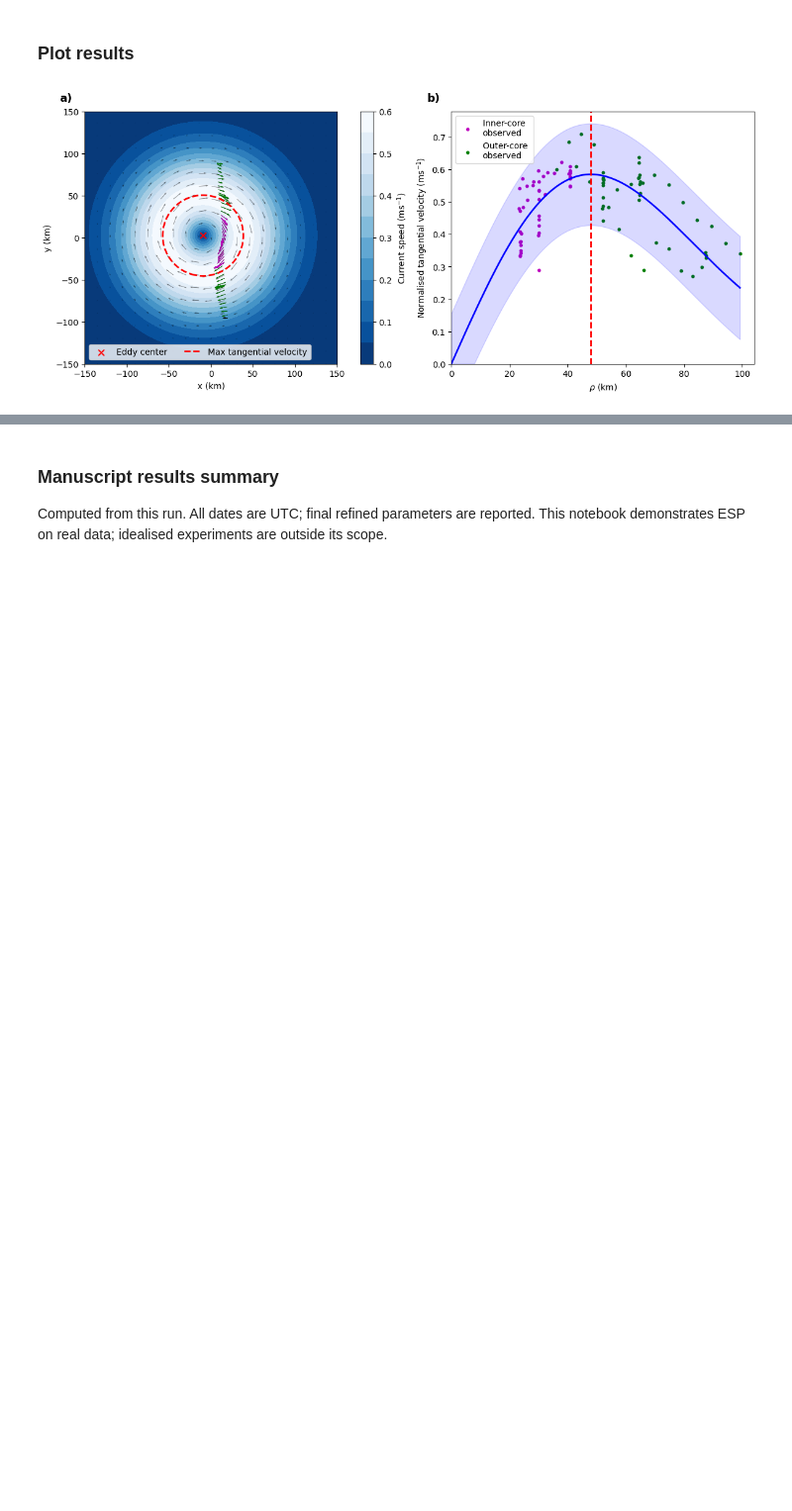
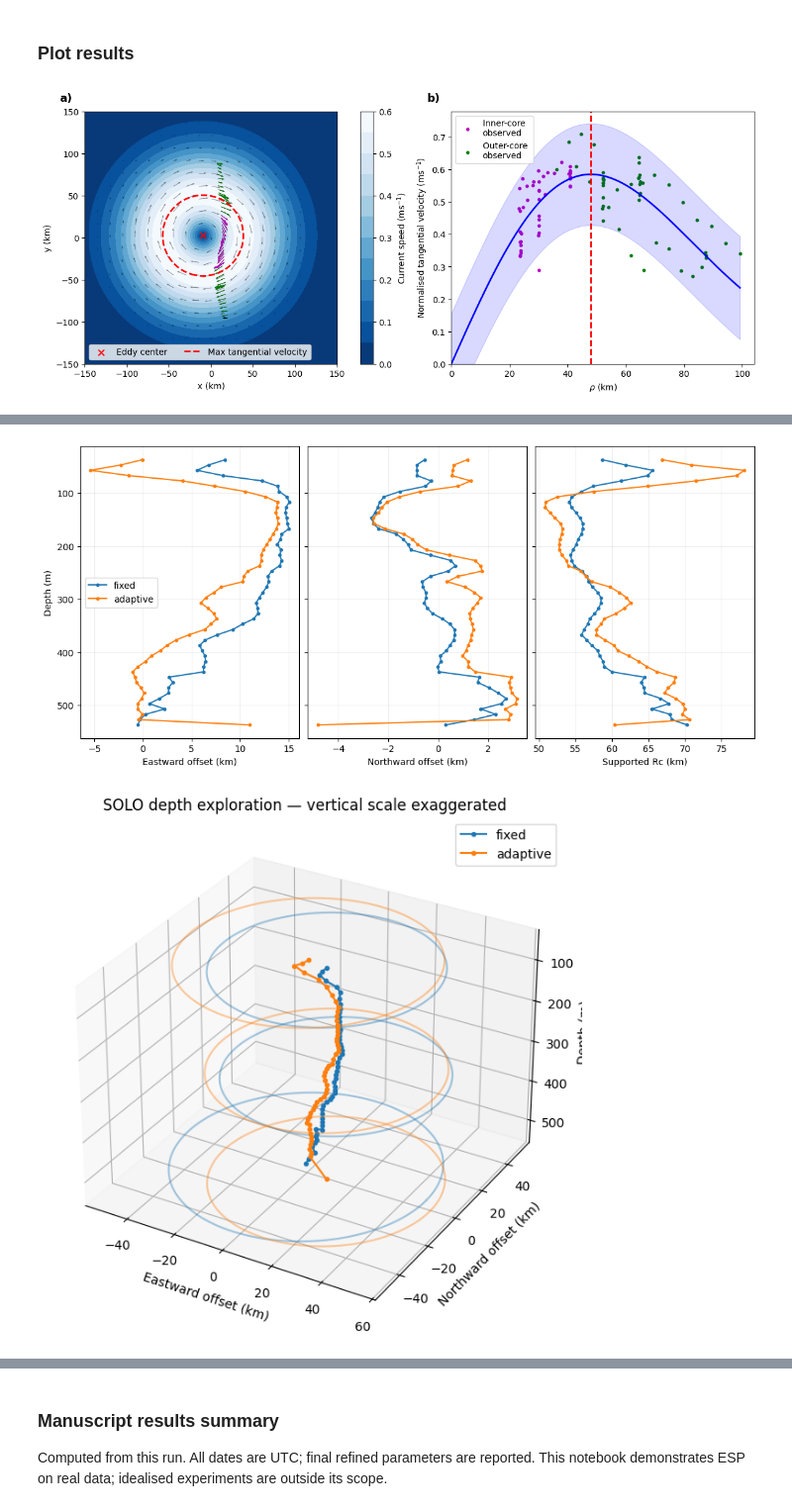
Before and after one commit to regdowse/elliptical_streamfunction_parametrisation, a Jupyter notebook: applications/SOLO_transect_data.ipynb, the cells around one changed output, grey strips where cells are left out. Shown at 99% size. Saved outputs shown, nothing was run; the diff lists cells and outputs as text; code cells hidden in the pictures; blank space fills up the shorter version.

Commit message:
3D — exploratory depth tracking added, inclduign 2 versions: 1.  with fixed thresholds and 2. with Rc dependent

```diff
--- a/applications/SOLO_transect_data.ipynb
+++ b/applications/SOLO_transect_data.ipynb
@@ -291,0 +449,39 @@ df_res
+# %%
+# Profile and 3D diagnostics; two horizontal-map grids follow.
+depth_fig_profiles, depth_axes = plt.subplots(1, 3, figsize=(11, 5), sharey=True, constrained_layout=True)
+for _depth_mode, _depth_color in [('fixed', 'tab:blue'), ('adaptive', 'tab:orange')]:
+    _depth_group = depth_results[depth_results['mode'] == _depth_mode]
+    for _depth_ax, _depth_column in zip(depth_axes, ['east_offset_km', 'north_offset_km', 'Rc_m']):
+        _depth_values = _depth_group[_depth_column]/(1000 if _depth_column == 'Rc_m' else 1)
+        _depth_ax.plot(_depth_values, _depth_group.depth_m, '.-', label=_depth_mode, color=_depth_color)
+for _depth_ax, _depth_label in zip(depth_axes, ['Eastward offset (km)', 'Northward offset (km)', 'Supported Rc (km)']):
+    _depth_ax.set_xlabel(_depth_label)
+    _depth_ax.grid(alpha=.2)
+depth_axes[0].set_ylabel('Depth (m)')
+depth_axes[0].invert_yaxis()
+depth_axes[0].legend()
+depth_fig_profiles.savefig(depth_directory / 'depth_profiles.png', dpi=200)
+
+depth_fig_3d = plt.figure(figsize=(8, 6), constrained_layout=True)
+depth_ax_3d = depth_fig_3d.add_subplot(111, projection='3d')
+_depth_theta = np.linspace(0, 2*np.pi, 150)
+for _depth_mode, _depth_color in [('fixed', 'tab:blue'), ('adaptive', 'tab:orange')]:
+    _depth_group = depth_results[depth_results['mode'] == _depth_mode]
+    depth_ax_3d.plot(_depth_group.east_offset_km, _depth_group.north_offset_km,
+                    _depth_group.depth_m, '.-', color=_depth_color, label=_depth_mode)
+    _depth_supported = _depth_group[_depth_group.outer_valid]
+    if len(_depth_supported):
+        for _depth_index in np.unique(np.linspace(0, len(_depth_supported)-1, min(3, len(_depth_supported))).astype(int)):
+            _depth_row = _depth_supported.iloc[_depth_index]
+            _depth_r = _depth_row.Rc_m/np.sqrt(2)/1000
+            depth_ax_3d.plot(_depth_row.east_offset_km+_depth_r*np.cos(_depth_theta),
+                _depth_row.north_offset_km+_depth_r*np.sin(_depth_theta),
+                np.full_like(_depth_theta, _depth_row.depth_m), color=_depth_color, alpha=.4)
+depth_ax_3d.set(xlabel='Eastward offset (km)', ylabel='Northward offset (km)', zlabel='Depth (m)',
+                title='SOLO depth exploration — vertical scale exaggerated')
+depth_ax_3d.invert_zaxis()
+depth_ax_3d.legend()
+depth_fig_3d.savefig(depth_directory / 'depth_structure.png', dpi=200)
+# %% [output]
+[figure, added]
+[figure, added]
```
Also changed, not shown: parts of 5 cells of this notebook.
